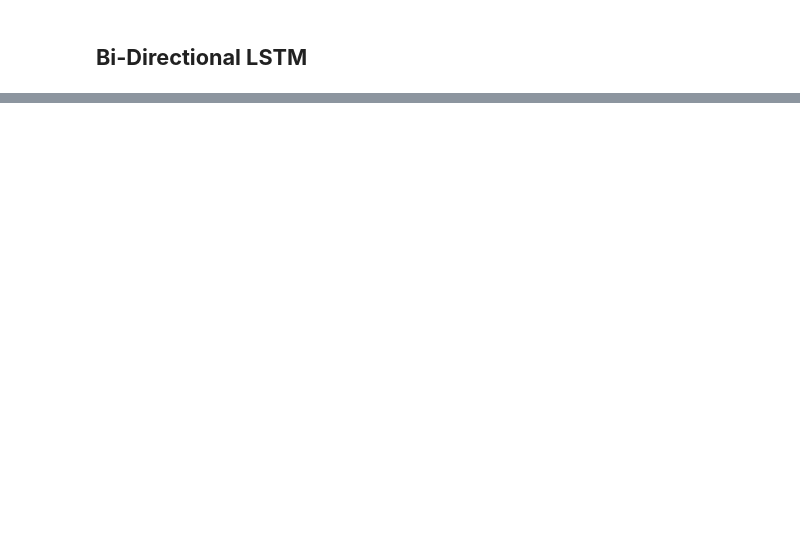
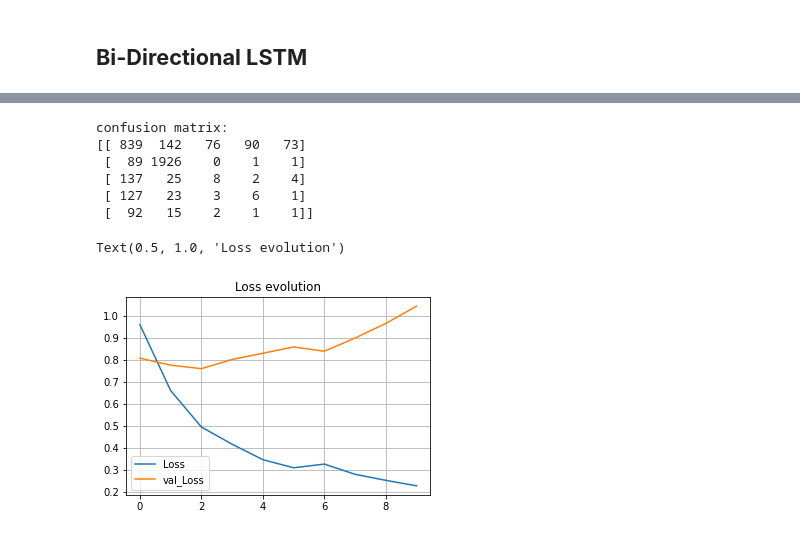
Before and after one commit to abuhurera8320/Hate_Speech_Detection, a Jupyter notebook: Roman_Urdu_Hate_Speech_Detection(Multi_Class).ipynb, the cells around one changed output, grey strips where cells are left out. Cells and saved outputs as stored; diff of their text form; code cells hidden in the pictures; blank space fills up the shorter version.

```diff
--- a/Roman_Urdu_Hate_Speech_Detection(Multi_Class).ipynb
+++ b/Roman_Urdu_Hate_Speech_Detection(Multi_Class).ipynb
@@ -420,0 +460,21 @@ KeyboardInterrupt: ignored
+# %%
+print("confusion matrix: ")
+print(metrics.confusion_matrix(y_test, y_pred))
+# %% [output]
+confusion matrix:
+[[ 839  142   76   90   73]
+ [  89 1926    0    1    1]
+ [ 137   25    8    2    4]
+ [ 127   23    3    6    1]
+ [  92   15    2    1    1]]
+# %%
+plt.figure(figsize=(12, 8))
+plt.subplot(2, 2, 1)
+plt.plot(history.history['loss'], label='Loss')
+plt.plot(history.history['val_loss'], label='val_Loss')
+plt.legend()
+plt.grid()
+plt.title('Loss evolution')
+# %% [output]
+Text(0.5, 1.0, 'Loss evolution')
+[figure, added]
```
Also changed, not shown: parts of 20 cells of this notebook.
